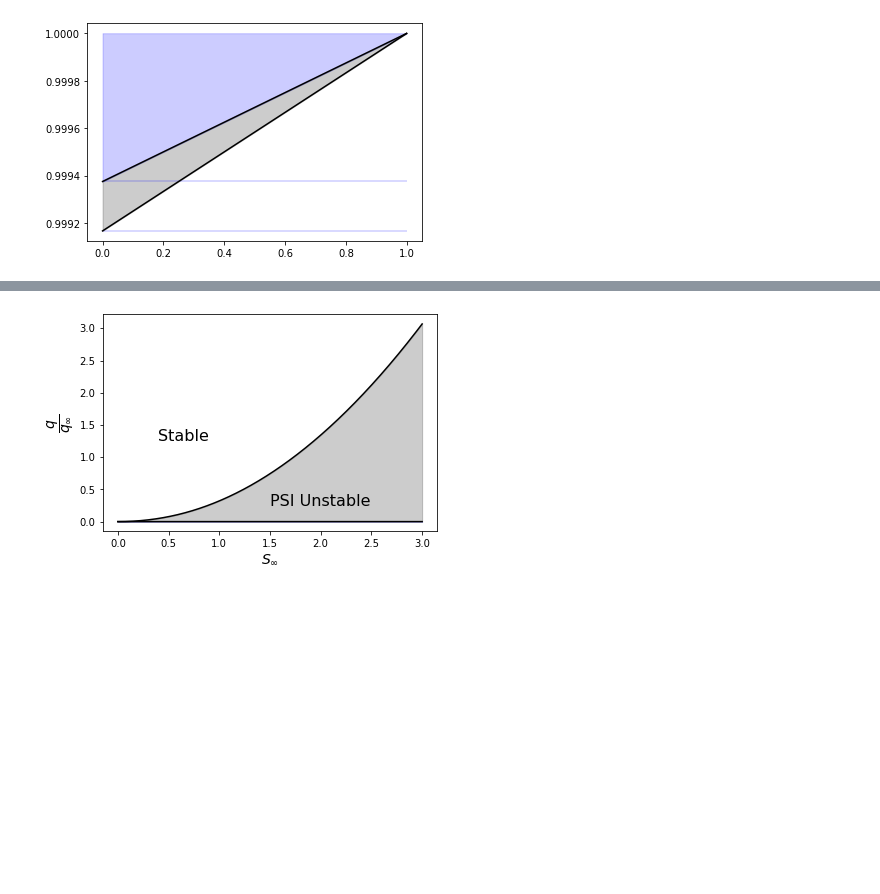
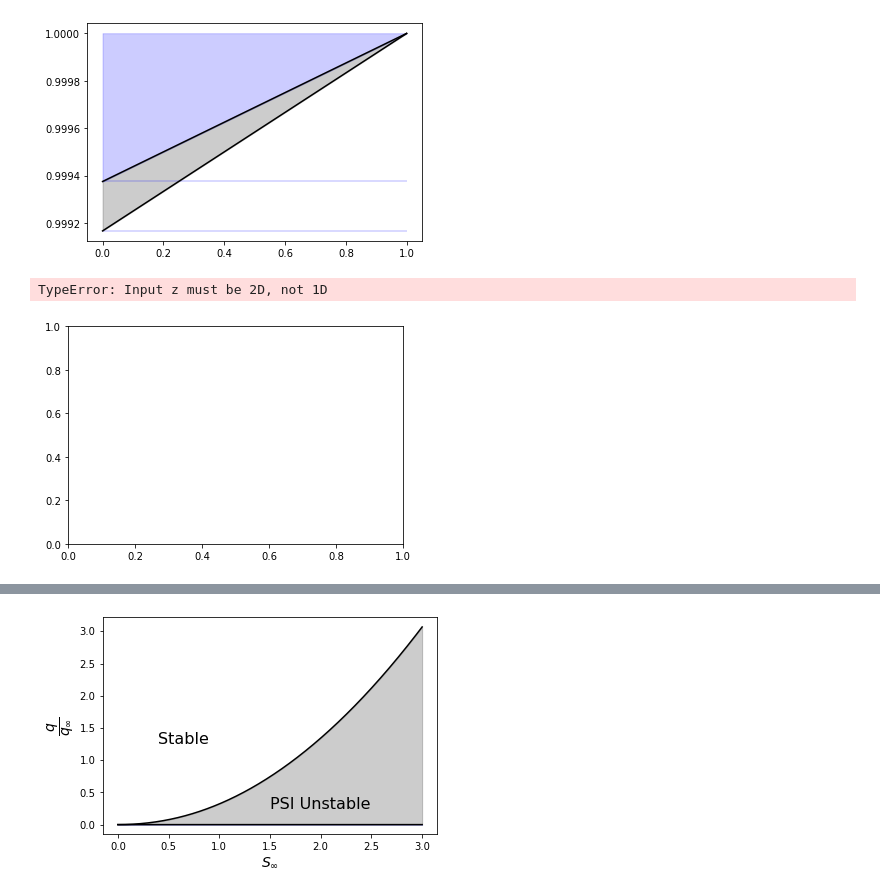
Before and after one commit to loganpknudsen/BottomBoundaryLayer, a Jupyter notebook: stability_regions.ipynb, the cells around one changed output, grey strips where cells are left out. Cells and saved outputs as stored; diff of their text form; code cells hidden in the pictures; blank space fills up the shorter version.

```diff
--- a/stability_regions.ipynb
+++ b/stability_regions.ipynb
@@ -75,6 +97,24 @@ plt.hlines(gamma_lower_limit_no_delta(Sfix),xmin=0,xmax=1,color="b",alpha=0.2)
 plt.show()
 # %% [output]
 [figure]
+# %%
+# plt.fill_between(delta,Sfix,gamma_upper_limit(Sfix,delta),color="k",alpha=0.2)
+# plt.fill_between(delta,gamma_upper_limit(Sfix,delta),1,color="b",alpha=0.2)
+plt.contourf(delta,Sfix,gd2,c="k")
+plt.plot(delta,gamma_upper_limit(Sfix,delta),c="k")
+# plt.hlines(gamma_upper_limit_no_delta(Sfix),xmin=0,xmax=1,color="b",alpha=0.2)
+# plt.hlines(gamma_lower_limit_no_delta(Sfix),xmin=0,xmax=1,color="b",alpha=0.2)
+
+# plt.ylabel(r"$\gamma$",fontsize=14)
+# plt.xlabel(r"$\delta$",fontsize=14)
+# plt.text(0.4,0.8,"SI",fontsize=16)
+# plt.text(0.39,0.53,"PSI",fontsize=16)
+# plt.text(0.7,0.45,"Stable",fontsize=16)
+# plt.title(r"Unstable Region for $\gamma$ for $S_\infty=1$ and $\delta$")
+plt.show()
+# %% [output]
+TypeError: Input z must be 2D, not 1D
+[figure, added]
 # %%
 plt.fill_between(delta,gd2,1.)
 plt.plot(delta,gd2,c="k")
```
Also changed, not shown: parts of 3 cells of this notebook, 2 other files.
